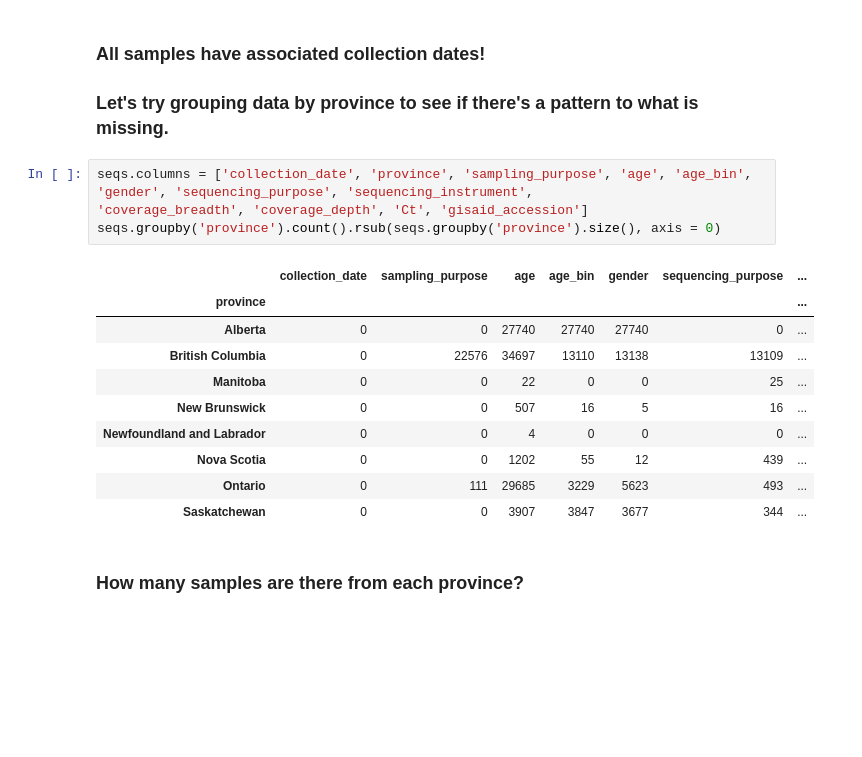
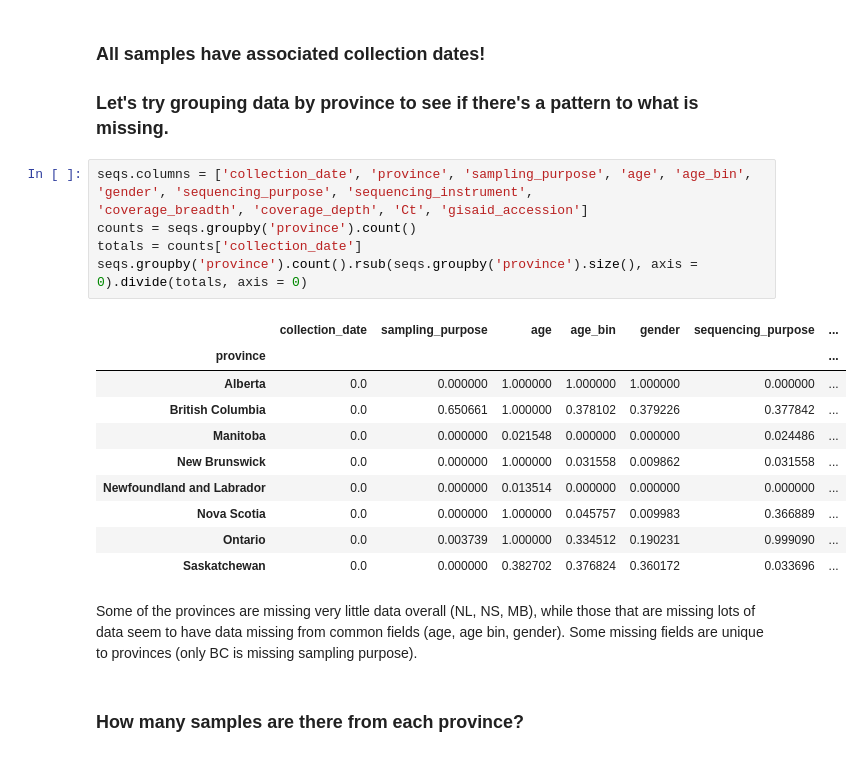
Before and after one commit to eringill/gisaid_uploads, a Jupyter notebook: data_portal_contents.ipynb, the cells around one changed output. Cells and saved outputs as stored; diff of their text form; blank space fills up the shorter version.

Commit message:
docs: clean up documentation for 'data_portal_contents.ipynb'

```diff
--- a/data_portal_contents.ipynb
+++ b/data_portal_contents.ipynb
@@ -107,18 +110,22 @@ dtype: float64
 # %%
 seqs.columns = ['collection_date', 'province', 'sampling_purpose', 'age', 'age_bin', 'gender', 'sequencing_purpose', 'sequencing_instrument',
 'coverage_breadth', 'coverage_depth', 'Ct', 'gisaid_accession']
-seqs.groupby('province').count().rsub(seqs.groupby('province').size(), axis = 0)
+counts = seqs.groupby('province').count()
+totals = counts['collection_date']
+seqs.groupby('province').count().rsub(seqs.groupby('province').size(), axis = 0).divide(totals, axis = 0)
 # %% [output]
 |  | collection_date | sampling_purpose | age | age_bin | gender | sequencing_purpose | ... |
 | province |  |  |  |  |  |  | ... |
-| Alberta | 0 | 0 | 27740 | 27740 | 27740 | 0 | ... |
-| British Columbia | 0 | 22576 | 34697 | 13110 | 13138 | 13109 | ... |
-| Manitoba | 0 | 0 | 22 | 0 | 0 | 25 | ... |
-| New Brunswick | 0 | 0 | 507 | 16 | 5 | 16 | ... |
-| Newfoundland and Labrador | 0 | 0 | 4 | 0 | 0 | 0 | ... |
-| Nova Scotia | 0 | 0 | 1202 | 55 | 12 | 439 | ... |
-| Ontario | 0 | 111 | 29685 | 3229 | 5623 | 493 | ... |
-| Saskatchewan | 0 | 0 | 3907 | 3847 | 3677 | 344 | ... |
+| Alberta | 0.0 | 0.000000 | 1.000000 | 1.000000 | 1.000000 | 0.000000 | ... |
+| British Columbia | 0.0 | 0.650661 | 1.000000 | 0.378102 | 0.379226 | 0.377842 | ... |
+| Manitoba | 0.0 | 0.000000 | 0.021548 | 0.000000 | 0.000000 | 0.024486 | ... |
+| New Brunswick | 0.0 | 0.000000 | 1.000000 | 0.031558 | 0.009862 | 0.031558 | ... |
+| Newfoundland and Labrador | 0.0 | 0.000000 | 0.013514 | 0.000000 | 0.000000 | 0.000000 | ... |
+| Nova Scotia | 0.0 | 0.000000 | 1.000000 | 0.045757 | 0.009983 | 0.366889 | ... |
+| Ontario | 0.0 | 0.003739 | 1.000000 | 0.334512 | 0.190231 | 0.999090 | ... |
+| Saskatchewan | 0.0 | 0.000000 | 0.382702 | 0.376824 | 0.360172 | 0.033696 | ... |
+# %% [markdown]
+Some of the provinces are missing very little data overall (NL, NS, MB), while those that are missing lots of data seem to have data missing from common fields (age, age bin, gender). Some missing fields are unique to provinces (only BC is missing sampling purpose).
 # %% [markdown]
 ### How many samples are there from each province?
 # %%
```
Also changed, not shown: parts of 33 cells of this notebook, 1 other file.
